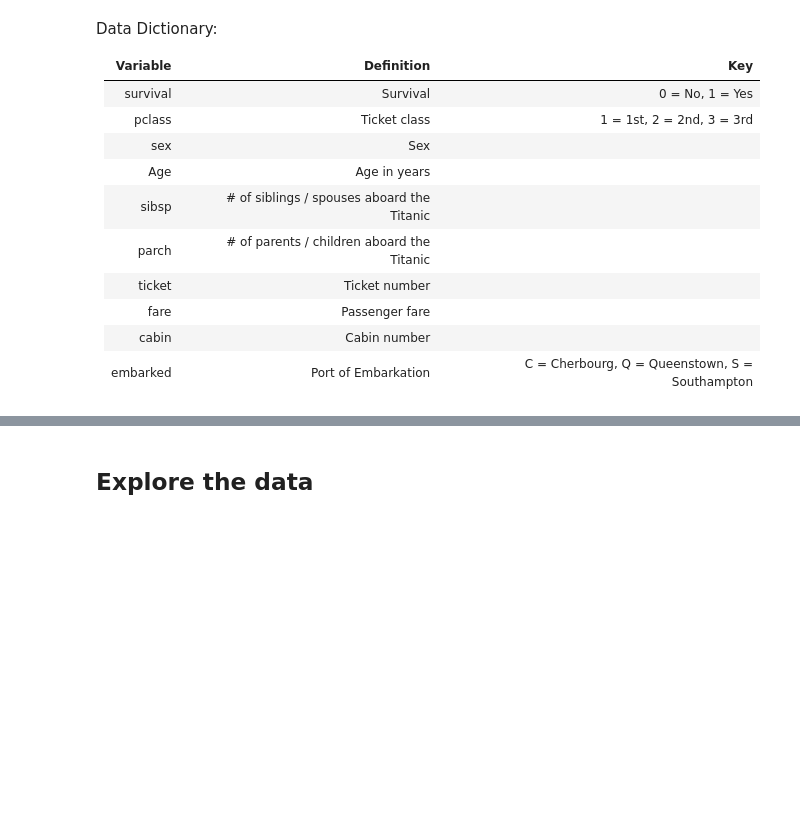
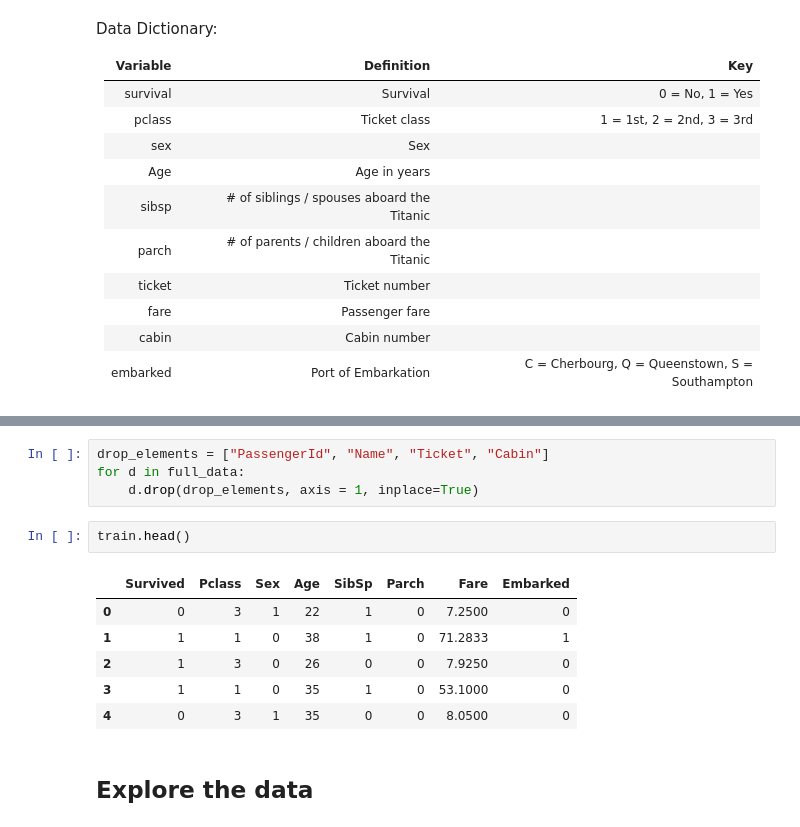
Before and after one commit to treilly94/ml_face_recognition, a Jupyter notebook: sklearn-titanic/titanic.ipynb, the cells around one changed output, grey strips where cells are left out. Drawn from its saved outputs; the diff is of its cells as text; blank space fills up the shorter version.

Commit message:
Cleaned data

```diff
--- a/sklearn-titanic/titanic.ipynb
+++ b/sklearn-titanic/titanic.ipynb
@@ -37,2 +87,15 @@ train.head()
+# %%
+drop_elements = ["PassengerId", "Name", "Ticket", "Cabin"]
+for d in full_data:
+    d.drop(drop_elements, axis = 1, inplace=True)
+# %%
+train.head()
+# %% [output]
+|  | Survived | Pclass | Sex | Age | SibSp | Parch | Fare | Embarked |
+| 0 | 0 | 3 | 1 | 22 | 1 | 0 | 7.2500 | 0 |
+| 1 | 1 | 1 | 0 | 38 | 1 | 0 | 71.2833 | 1 |
+| 2 | 1 | 3 | 0 | 26 | 0 | 0 | 7.9250 | 0 |
+| 3 | 1 | 1 | 0 | 35 | 1 | 0 | 53.1000 | 0 |
+| 4 | 0 | 3 | 1 | 35 | 0 | 0 | 8.0500 | 0 |
 # %% [markdown]
 ## Explore the data
```
Also changed, not shown: parts of 15 cells of this notebook.
